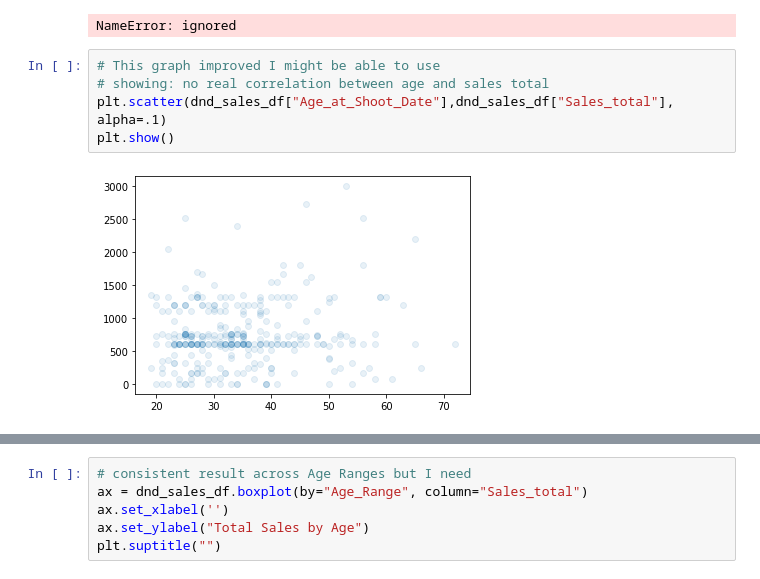
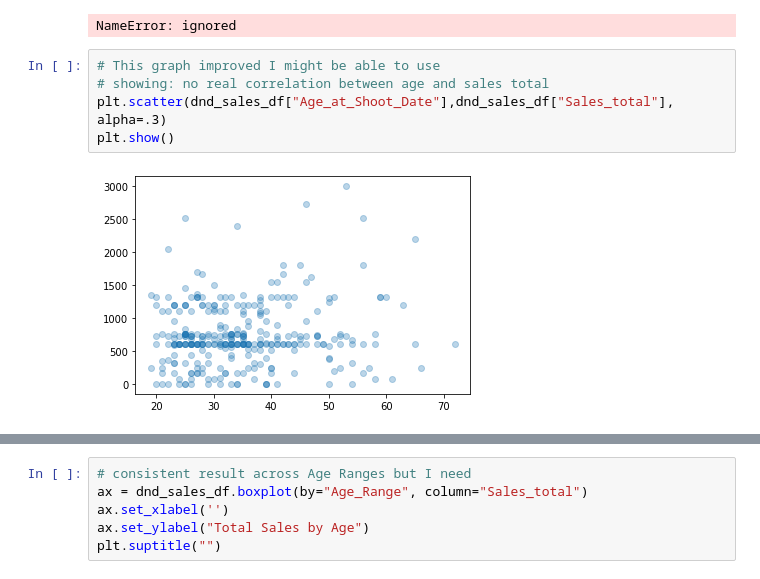
Before and after one commit to ilEnzio/Sexy_In_The_City, a Jupyter notebook: Photography_Dataset_Submission.ipynb, the cells around one changed output, grey strips where cells are left out. Drawn from its saved outputs; the diff is of its cells as text.

```diff
--- a/Photography_Dataset_Submission.ipynb
+++ b/Photography_Dataset_Submission.ipynb
@@ -1054,10 +1054,10 @@ NameError: ignored
 # %%
 # This graph improved I might be able to use
 # showing: no real correlation between age and sales total
-plt.scatter(dnd_sales_df["Age_at_Shoot_Date"],dnd_sales_df["Sales_total"], alpha=.1)
+plt.scatter(dnd_sales_df["Age_at_Shoot_Date"],dnd_sales_df["Sales_total"], alpha=.3)
 plt.show()
 # %% [output]
-[figure, old version]
+[figure, new version]
 # %%
 # This graph is also a maybe, but but I could use a box plot maybe
 # showing no real correlation - sample size for the latter age group
```
Also changed, not shown: parts of 10 cells of this notebook.
